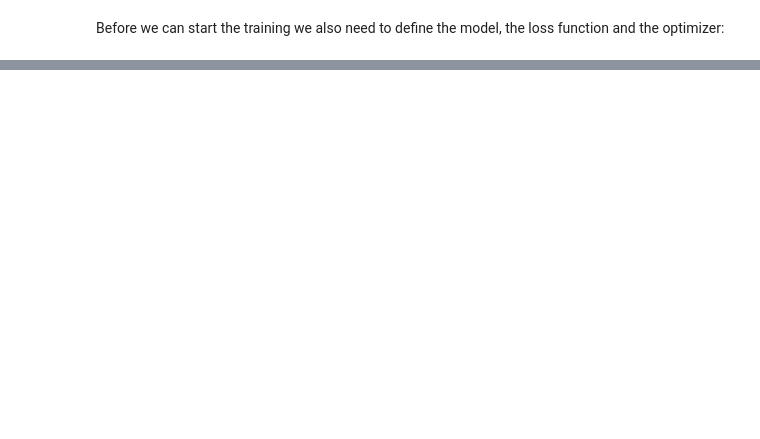
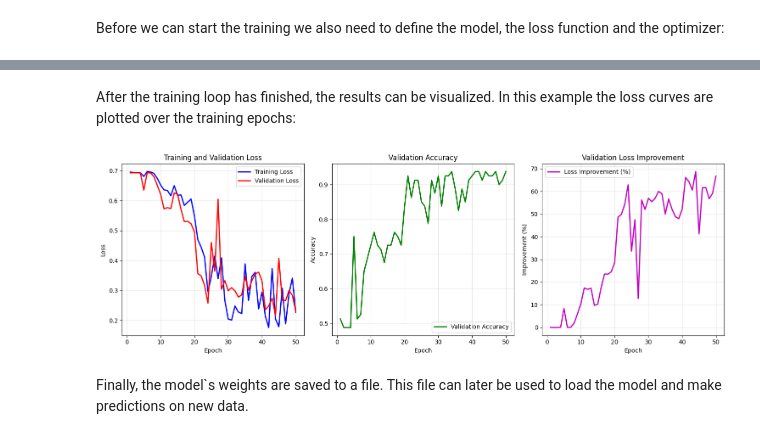
Before and after one commit to voidsy-gmbh/pyThermoNDT, a Jupyter notebook: examples/example4_model_training.ipynb, the cells around one changed output, grey strips where cells are left out. Saved outputs shown, nothing was run; the diff lists cells and outputs as text; code cells hidden in the pictures; blank space fills up the shorter version.

```diff
--- a/examples/example4_model_training.ipynb
+++ b/examples/example4_model_training.ipynb
@@ -94,8 +146,8 @@ Test set length: 300
 Before we can start the training we also need to define the model, the loss function and the optimizer:
 # %%
 # Define the model and optimizer
-model = DefectClassifier3DCNN(time_dim=32).to(device)
-optimizer = torch.optim.Adam(model.parameters(), lr=0.001)
-loss_fn = torch.nn.CrossEntropyLoss()
+model = UNetClassifier(time_channels=64).to(device)
+optimizer = torch.optim.Adam(model.parameters(), lr=learning_rate)
+loss_fn = torch.nn.BCEWithLogitsLoss()
 # %% [markdown]
 Now we can run the training loop with the following code. The training loop is very simple and only consists of a few lines of code. For real world applications you might want to add more features like logging, early stopping, learning rate scheduling, etc.
@@ -172,0 +243,42 @@ Validation Loss: 0.14284789204597473
+# %% [markdown]
+After the training loop has finished, the results can be visualized. In this example the loss curves are plotted over the training epochs:
+# %%
+# Create loss curves
+plt.figure(figsize=(15, 5))
+
+# Plot 1: Training and Validation Loss
+plt.subplot(1, 3, 1)
+plt.plot(range(1, epochs + 1), train_losses, 'b-', label='Training Loss', linewidth=2)
+plt.plot(range(1, epochs + 1), val_losses, 'r-', label='Validation Loss', linewidth=2)
+plt.title('Training and Validation Loss')
+plt.xlabel('Epoch')
+plt.ylabel('Loss')
+plt.legend()
+plt.grid(True, alpha=0.3)
+
+# Plot 2: Validation Accuracy
+plt.subplot(1, 3, 2)
+plt.plot(range(1, epochs + 1), val_accuracies, 'g-', label='Validation Accuracy', linewidth=2)
+plt.title('Validation Accuracy')
+plt.xlabel('Epoch')
+plt.ylabel('Accuracy')
+plt.legend()
+plt.grid(True, alpha=0.3)
+
+# Plot 3: Loss Improvement
+plt.subplot(1, 3, 3)
+initial_val_loss = val_losses[0]
+loss_improvement = [(initial_val_loss - loss) / initial_val_loss * 100 for loss in val_losses]
+plt.plot(range(1, epochs + 1), loss_improvement, 'm-', label='Loss Improvement (%)', linewidth=2)
+plt.title('Validation Loss Improvement')
+plt.xlabel('Epoch')
+plt.ylabel('Improvement (%)')
+plt.legend()
+plt.grid(True, alpha=0.3)
+
+plt.tight_layout()
+plt.show()
+# %% [output]
+[figure, added]
+# %% [markdown]
+Finally, the model`s weights are saved to a file. This file can later be used to load the model and make predictions on new data.
```
Also changed, not shown: parts of 17 cells of this notebook, 1 other file.
